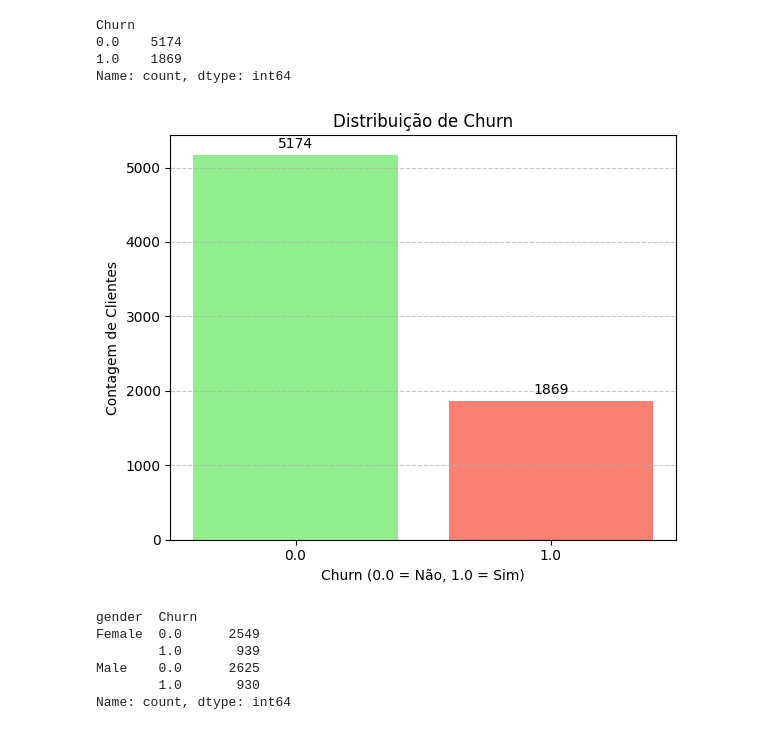
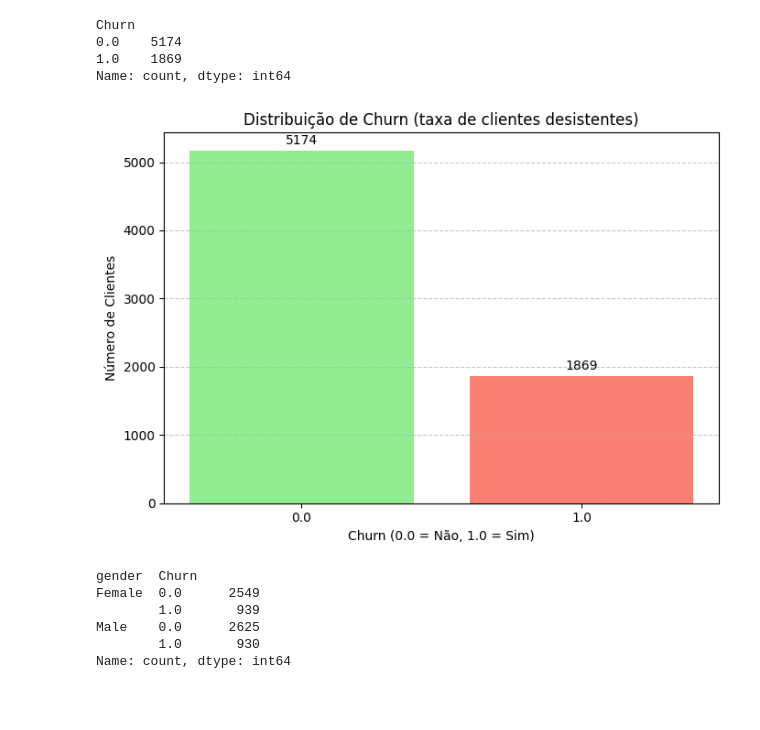
Before and after one commit to JCrpa/curso10_python_data_science_Challenge_TelecomX, a Jupyter notebook: TelecomX_BR.ipynb, the cells around one changed output. Drawn from its saved outputs; the diff is of its cells as text; code cells hidden in the pictures; blank space fills up the shorter version.

```diff
--- a/TelecomX_BR.ipynb
+++ b/TelecomX_BR.ipynb
@@ -341,44 +341,35 @@ Name: count, dtype: int64
 # %%
 import matplotlib.pyplot as plt
 import pandas as pd
 
-# Supondo que 'df_telecomX' é o seu DataFrame,
-# e que a coluna 'Churn' está presente (o que confirmamos no primeiro bloco da imagem).
-
 # 1. Calcular as contagens de Churn
 contagem_churn = df_telecomX['Churn'].value_counts()
 
-# 'contagem_churn' agora é uma Series, por exemplo:
-# Churn
-# 0.0    5174
-# 1.0    1869
-# Name: Churn, dtype: int64
-
 # 2. Criar o gráfico de barras
-plt.figure(figsize=(6, 5)) # Ajusta o tamanho da figura para o gráfico de Churn
+plt.figure(figsize=(7, 5)) # Ajusta o tamanho da figura para o gráfico de Churn
 
 # Usar o índice (0.0, 1.0) para o eixo X e os valores (contagens) para o eixo Y
 barras = plt.bar(contagem_churn.index.astype(str), contagem_churn.values, color=['lightgreen', 'salmon'])
 # Convertemos o índice para string (ex: '0.0', '1.0') para melhor visualização no eixo X.
 # Cores escolhidas para diferenciar "Não" e "Sim"
 
 # 3. Adicionar rótulos e título
 plt.xlabel('Churn (0.0 = Não, 1.0 = Sim)')
-plt.ylabel('Contagem de Clientes')
-plt.title('Distribuição de Churn')
+plt.ylabel('Número de Clientes')
+plt.title('Distribuição de Churn (taxa de clientes desistentes)')
 plt.xticks(rotation=0) # Garante que os rótulos do eixo X não girem
 
 # 4. Adicionar os valores de contagem no topo das barras
 for bar in barras:
     yval = bar.get_height()
     plt.text(bar.get_x() + bar.get_width()/2, yval + 50, round(yval), ha='center', va='bottom') # Ajuste +50 para posição do texto
 
 # 5. Melhorar a visualização
 plt.grid(axis='y', linestyle='--', alpha=0.7) # Adiciona uma grade horizontal
 plt.tight_layout() # Ajusta o layout para evitar sobreposição
 plt.show()
 # %% [output]
-[figure, old version]
+[figure, new version]
 # %%
 # Faz a contagem de Churn por sexo, onde 'Yes'= 1 e 'No' = 0
 churn_genero = df_telecomX.groupby('gender')['Churn'].value_counts()
```
Also changed, not shown: parts of 19 cells of this notebook, 1 other file.
